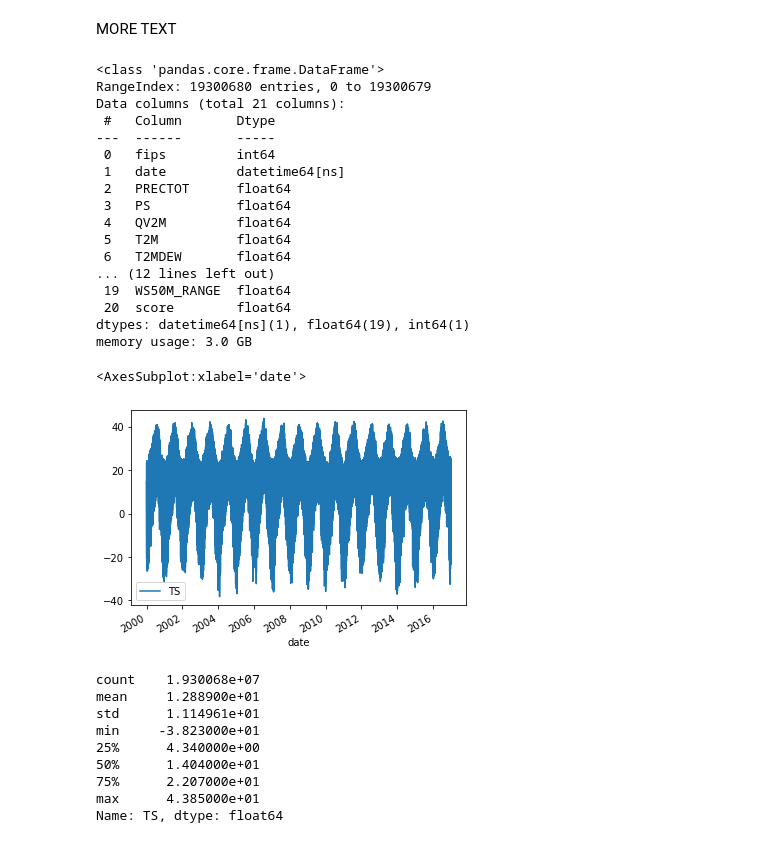
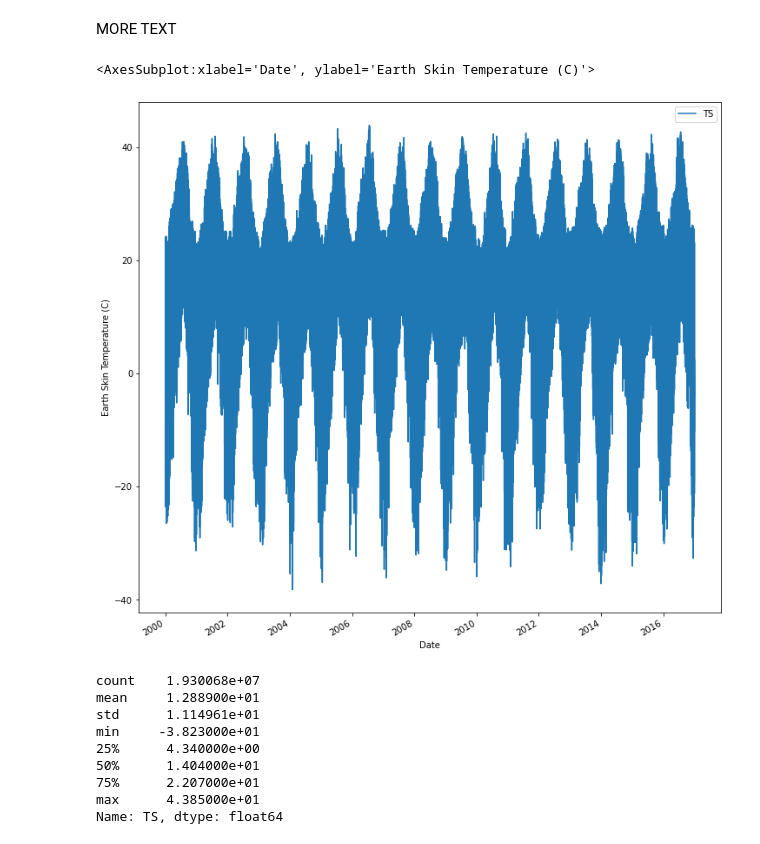
Before and after one commit to ChadDelany/drought_prediction, a Jupyter notebook: Notebooks/02_Exploratory_Data_Analysis.ipynb, the cells around one changed output. Drawn from its saved outputs; the diff is of its cells as text; code cells hidden in the pictures.

Commit message:
exploring temperature data

```diff
--- a/Notebooks/02_Exploratory_Data_Analysis.ipynb
+++ b/Notebooks/02_Exploratory_Data_Analysis.ipynb
@@ -91,31 +93,9 @@ sns.heatmap(train_set.corr());
 [figure]
 # %% [markdown]
 MORE TEXT
-# %%
-# Convert date object to datetime in order to plot timeseries.
-train_set['date'] =  pd.to_datetime(train_set['date'])
-train_set.info()
-# %% [output]
-<class 'pandas.core.frame.DataFrame'>
-RangeIndex: 19300680 entries, 0 to 19300679
-Data columns (total 21 columns):
- #   Column       Dtype
----  ------       -----
- 0   fips         int64
- 1   date         datetime64[ns]
- 2   PRECTOT      float64
- 3   PS           float64
- 4   QV2M         float64
- 5   T2M          float64
- 6   T2MDEW       float64
-... (12 lines left out)
- 19  WS50M_RANGE  float64
- 20  score        float64
-dtypes: datetime64[ns](1), float64(19), int64(1)
-memory usage: 3.0 GB
 # %%
-train_set.plot(x='date', y='TS')
+train_set.plot(x='date', y='TS', ylabel='Earth Skin Temperature (C)', xlabel='Date', figsize=(12,12))
 # %% [output]
-<AxesSubplot:xlabel='date'>
+<AxesSubplot:xlabel='Date', ylabel='Earth Skin Temperature (C)'>
-[figure, old version]
+[figure, new version]
 # %%
```
Also changed, not shown: parts of 5 cells of this notebook.
